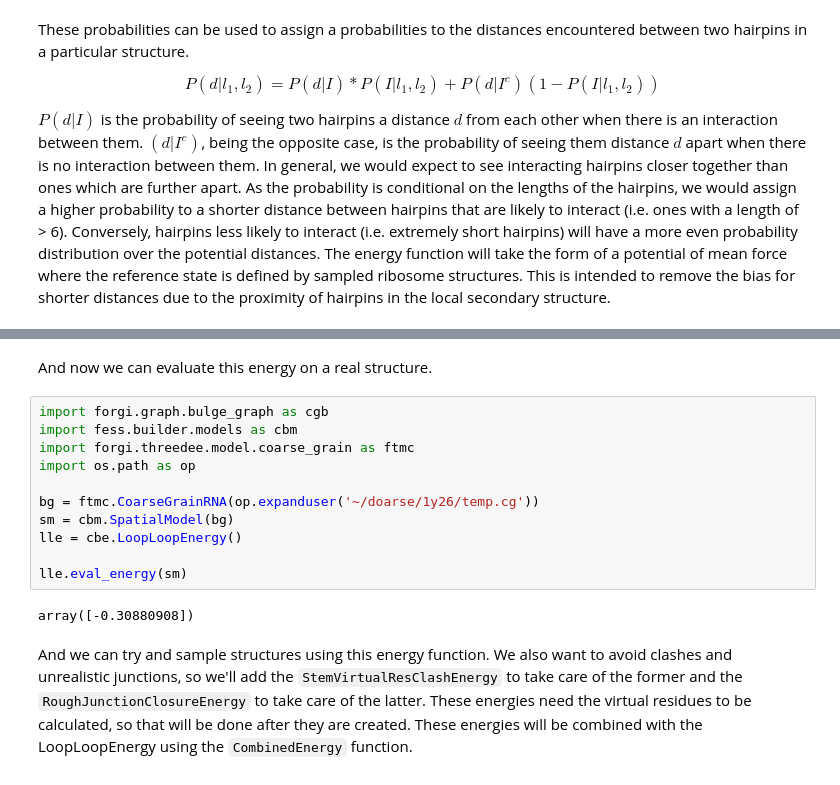
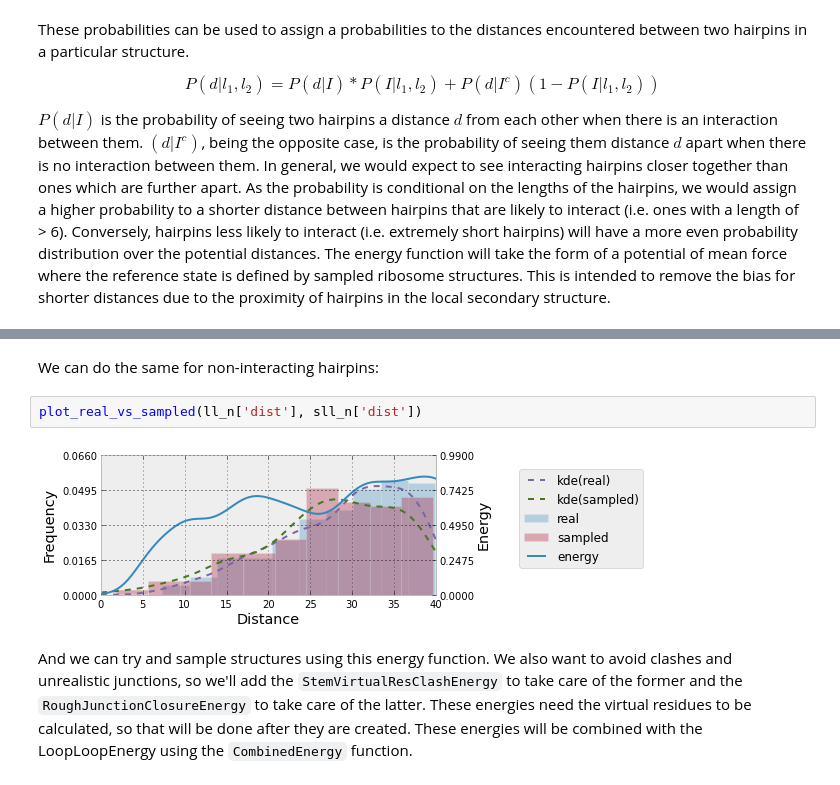
Before and after one commit to ViennaRNA/ernwin, a Jupyter notebook: ipy_notebook_ernwin.ipynb, the cells around one changed output, grey strips where cells are left out. Cells and saved outputs as stored; diff of their text form.

```diff
--- a/ipy_notebook_ernwin.ipynb
+++ b/ipy_notebook_ernwin.ipynb
@@ -338,18 +238,9 @@ plot(xs, ys)
-# %% [markdown]
-And now we can evaluate this energy on a real structure.
-# %%
-import forgi.graph.bulge_graph as cgb
-import fess.builder.models as cbm
-import forgi.threedee.model.coarse_grain as ftmc
-import os.path as op
-
-bg = ftmc.CoarseGrainRNA(op.expanduser('~/doarse/1y26/temp.cg'))
-sm = cbm.SpatialModel(bg)
-lle = cbe.LoopLoopEnergy()
-
-lle.eval_energy(sm)
-# %% [output]
-array([-0.30880908])
+# %% [markdown]
+We can do the same for non-interacting hairpins:
+# %%
+plot_real_vs_sampled(ll_n['dist'], sll_n['dist'])
+# %% [output]
+[figure, added]
 # %% [markdown]
 And we can try and sample structures using this energy function. We also want to avoid clashes and unrealistic junctions, so we'll add the `StemVirtualResClashEnergy` to take care of the former and the `RoughJunctionClosureEnergy` to take care of the latter. These energies need the virtual residues to be calculated, so that will be done after they are created. These energies will be combined with the LoopLoopEnergy using the `CombinedEnergy` function.
 # %%
```
Also changed, not shown: parts of 30 cells of this notebook.
